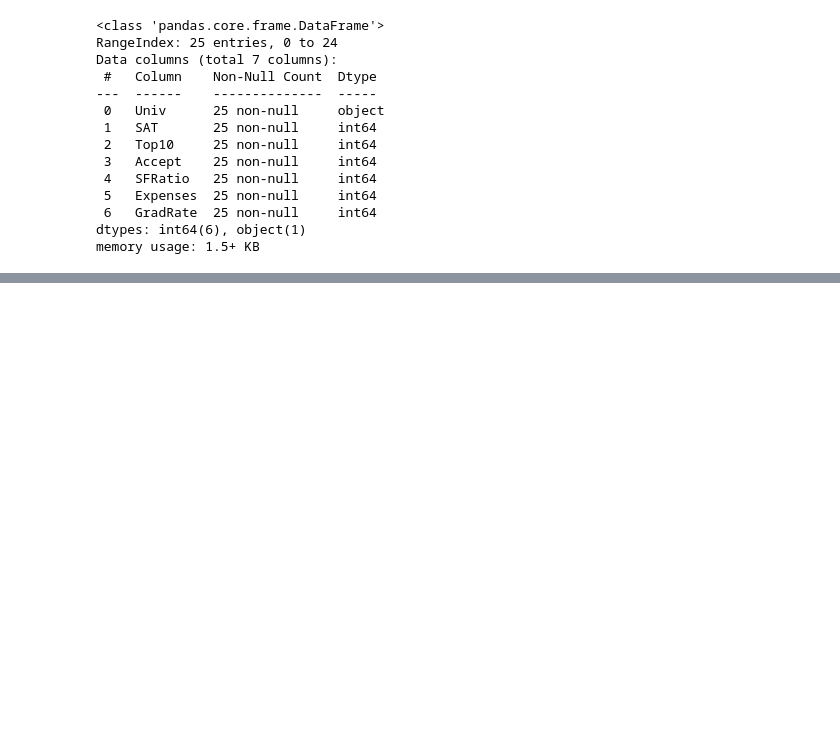
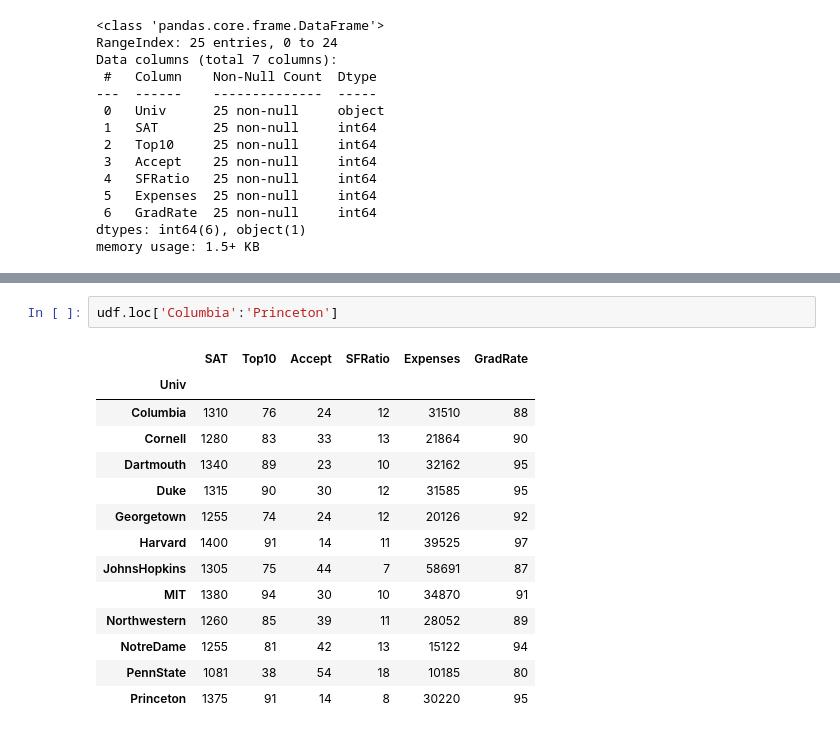
Before and after one commit to PreetiRonghe/Datascience, a Jupyter notebook: 07CorePython_pandas.ipynb, the cells around one changed output, grey strips where cells are left out. Drawn from its saved outputs; the diff is of its cells as text; blank space fills up the shorter version.

```diff
--- a/07CorePython_pandas.ipynb
+++ b/07CorePython_pandas.ipynb
@@ -181,0 +313,17 @@ memory usage: 1.5+ KB
+# %%
+udf.loc['Columbia':'Princeton']
+# %% [output]
+|  | SAT | Top10 | Accept | SFRatio | Expenses | GradRate |
+| Univ |  |  |  |  |  |  |
+| Columbia | 1310 | 76 | 24 | 12 | 31510 | 88 |
+| Cornell | 1280 | 83 | 33 | 13 | 21864 | 90 |
+| Dartmouth | 1340 | 89 | 23 | 10 | 32162 | 95 |
+| Duke | 1315 | 90 | 30 | 12 | 31585 | 95 |
+| Georgetown | 1255 | 74 | 24 | 12 | 20126 | 92 |
+| Harvard | 1400 | 91 | 14 | 11 | 39525 | 97 |
+| JohnsHopkins | 1305 | 75 | 44 | 7 | 58691 | 87 |
+| MIT | 1380 | 94 | 30 | 10 | 34870 | 91 |
+| Northwestern | 1260 | 85 | 39 | 11 | 28052 | 89 |
+| NotreDame | 1255 | 81 | 42 | 13 | 15122 | 94 |
+| PennState | 1081 | 38 | 54 | 18 | 10185 | 80 |
+| Princeton | 1375 | 91 | 14 | 8 | 30220 | 95 |
```
Also changed, not shown: parts of 51 cells of this notebook.
